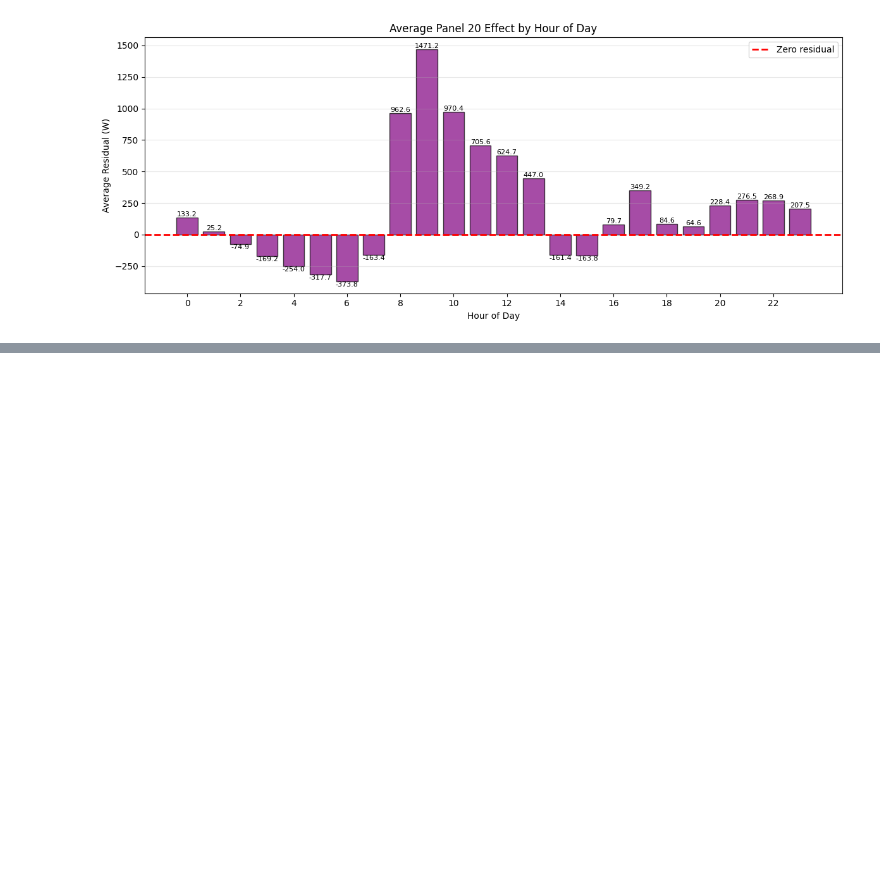
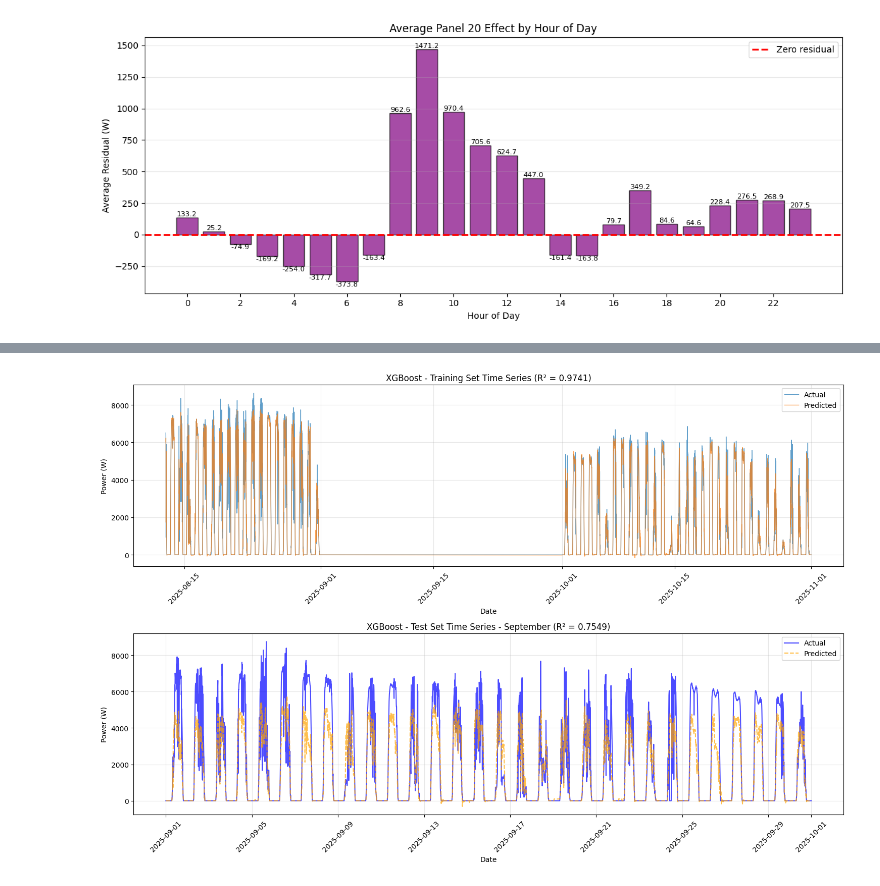
Before and after one commit to nhphuong2504/agrivoltaics, a Jupyter notebook: analyze-2.ipynb, the cells around one changed output, grey strips where cells are left out. Saved outputs shown, nothing was run; the diff lists cells and outputs as text; code cells hidden in the pictures; blank space fills up the shorter version.

Commit message:
Analyze with XGBoost

```diff
--- a/analyze-2.ipynb
+++ b/analyze-2.ipynb
@@ -543,0 +632,36 @@ plt.show()
+# %%
+# Visualize XGBoost predictions vs actual values as time series
+fig, axes = plt.subplots(2, 1, figsize=(15, 10))
+
+# Sort by datetime for proper time series plotting
+train_sorted_idx = datetime_train.argsort()
+test_sorted_idx = datetime_test.argsort()
+
+# Training set time series
+axes[0].plot(datetime_train.iloc[train_sorted_idx], y_train.iloc[train_sorted_idx],
+             label='Actual', alpha=0.7, linewidth=1)
+axes[0].plot(datetime_train.iloc[train_sorted_idx], y_train_pred_xgb[train_sorted_idx],
+             label='Predicted', alpha=0.7, linewidth=1)
+axes[0].set_xlabel('Date')
+axes[0].set_ylabel('Power (W)')
+axes[0].set_title(f'XGBoost - Training Set Time Series (R² = {train_r2_xgb:.4f})')
+axes[0].legend()
+axes[0].grid(True, alpha=0.3)
+axes[0].tick_params(axis='x', rotation=45)
+
+# Test set time series (September)
+axes[1].plot(datetime_test.iloc[test_sorted_idx], y_test.iloc[test_sorted_idx],
+             label='Actual', alpha=0.7, linewidth=1.5, color='blue')
+axes[1].plot(datetime_test.iloc[test_sorted_idx], y_test_pred_xgb[test_sorted_idx],
+             label='Predicted', alpha=0.7, linewidth=1.5, color='orange', linestyle='--')
+axes[1].set_xlabel('Date')
+axes[1].set_ylabel('Power (W)')
+axes[1].set_title(f'XGBoost - Test Set Time Series - September (R² = {test_r2_xgb:.4f})')
+axes[1].legend()
+axes[1].grid(True, alpha=0.3)
+axes[1].tick_params(axis='x', rotation=45)
+
+plt.tight_layout()
+plt.show()
+# %% [output]
+[figure, added]
```
Also changed, not shown: parts of 16 cells of this notebook, 2 other files.
